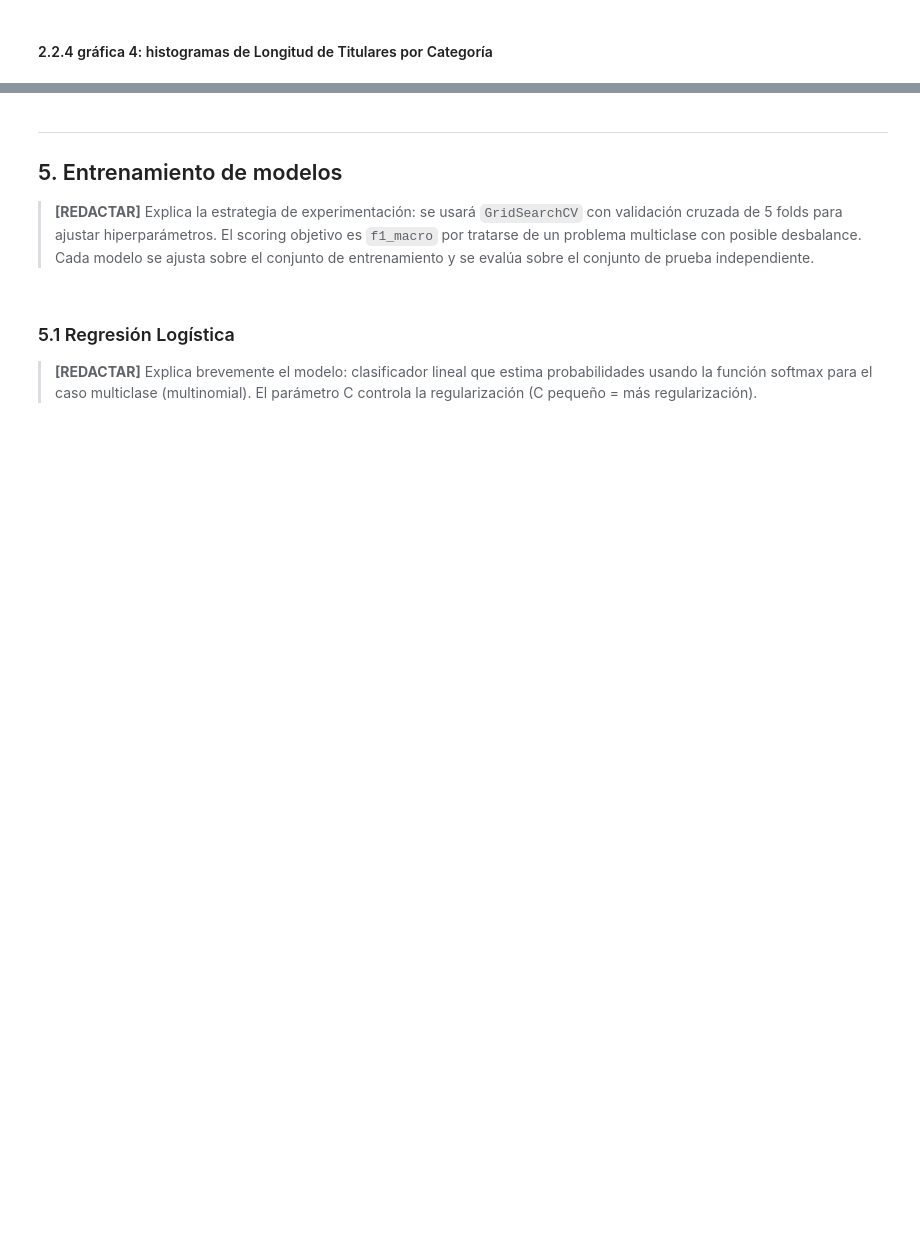
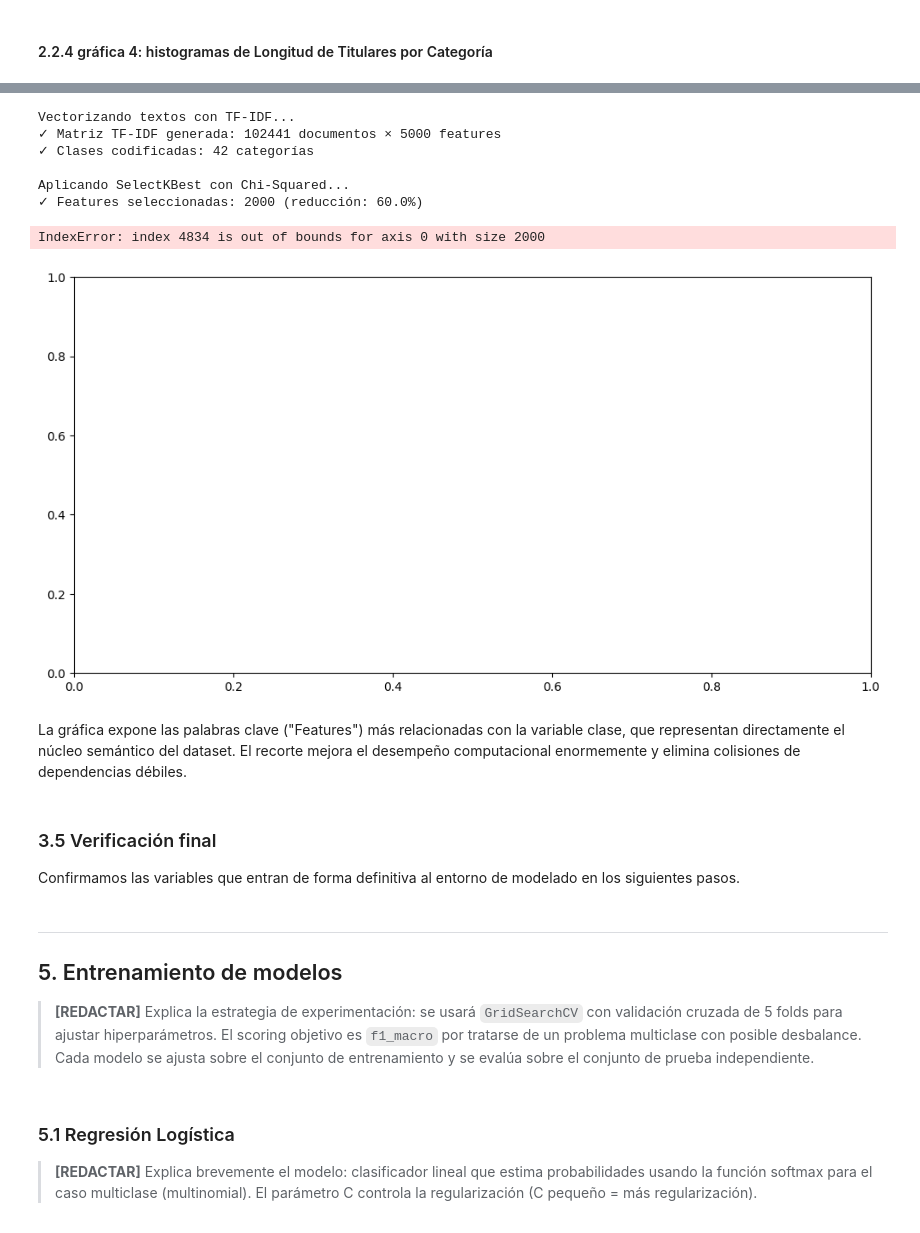
Before and after one commit to JsMartinez-dev/ML, a Jupyter notebook: Taller ML/Taller ML/proyecto_clasificacion_noticias_ml (1).ipynb, the cells around one changed output, grey strips where cells are left out. Drawn from its saved outputs; the diff is of its cells as text; code cells hidden in the pictures; blank space fills up the shorter version.

```diff
--- a/Taller ML/Taller ML/proyecto_clasificacion_noticias_ml (1).ipynb
+++ b/Taller ML/Taller ML/proyecto_clasificacion_noticias_ml (1).ipynb
@@ -614,0 +541,71 @@ plt.show()
+# %%
+# ── Importaciones para vectorización y selección de features ──────────────────
+from sklearn.feature_selection import SelectKBest, chi2
+from sklearn.preprocessing import LabelEncoder
+
+# ── PASO 1: Vectorización TF-IDF ──────────────────────────────────────────────
+print("Vectorizando textos con TF-IDF...")
+
+tfidf_vectorizer = TfidfVectorizer(
+    max_features=5000,          # Limitar vocabulario
+    min_df=2,                   # Ignorar términos muy raros (< 2 documentos)
+    max_df=0.8,                 # Ignorar términos muy frecuentes (> 80% docs)
+    ngram_range=(1, 2),         # Unigramas y bigramas
+    sublinear_tf=True           # Escala sublineal de TF
+)
+
+X_tfidf = tfidf_vectorizer.fit_transform(df['texto_procesado'])
+print(f"✓ Matriz TF-IDF generada: {X_tfidf.shape[0]} documentos × {X_tfidf.shape[1]} features")
+
+# Codificar etiquetas de clase
+le = LabelEncoder()
+y = le.fit_transform(df[COLUMNA_OBJETIVO])
+print(f"✓ Clases codificadas: {len(le.classes_)} categorías")
+
+# ── PASO 2: Selección de Features con Chi-Squared ────────────────────────────
+print("\nAplicando SelectKBest con Chi-Squared...")
+
+K_BEST = 2000  # Seleccionar las 2000 features más dependientes de la clase
+selector_chi2 = SelectKBest(chi2, k=K_BEST)
+X_chi2 = selector_chi2.fit_transform(X_tfidf, y)
+
+print(f"✓ Features seleccionadas: {X_chi2.shape[1]} (reducción: {100 - X_chi2.shape[1]/X_tfidf.shape[1]*100:.1f}%)")
+
+# ── GRÁFICA: Top features según Chi-Squared ──────────────────────────────────
+feature_names = np.array(tfidf_vectorizer.get_feature_names_out())
+selected_indices = selector_chi2.get_support(indices=True)
+selected_features = feature_names[selected_indices]
+
+# Scores Chi-Squared SOLO de los features seleccionados
+chi2_scores_all = selector_chi2.scores_
+chi2_scores_selected = chi2_scores_all[selected_indices]
+top_features_idx = np.argsort(chi2_scores_selected)[-30:]  # Top 30
+
+fig, ax = plt.subplots(figsize=(12, 6))
+top_feature_names = [selected_features[i] for i in top_features_idx]
+top_feature_scores = [chi2_scores_selected[i] for i in top_features_idx]
+
+ax.barh(range(len(top_feature_names)), top_feature_scores, color='steelblue', edgecolor='white')
+ax.set_yticks(range(len(top_feature_names)))
+ax.set_yticklabels(top_feature_names)
+ax.set_xlabel('Chi-Squared Score', fontsize=11)
+ax.set_title('Top 30 Features (Mayor dependencia con la clase)', fontsize=12, fontweight='bold')
+plt.tight_layout()
+plt.savefig('top_features_chi2.png', dpi=150, bbox_inches='tight')
+plt.show()
+
+print("✓ Gráfica de top features generada.")
+# %% [output]
+Vectorizando textos con TF-IDF...
+✓ Matriz TF-IDF generada: 102441 documentos × 5000 features
+✓ Clases codificadas: 42 categorías
+
+Aplicando SelectKBest con Chi-Squared...
+✓ Features seleccionadas: 2000 (reducción: 60.0%)
+IndexError: index 4834 is out of bounds for axis 0 with size 2000
+[figure, added]
+# %% [markdown]
+La gráfica expone las palabras clave ("Features") más relacionadas con la variable clase, que representan directamente el núcleo semántico del dataset. El recorte mejora el desempeño computacional enormemente y elimina colisiones de dependencias débiles.
+# %% [markdown]
+### 3.5 Verificación final
+Confirmamos las variables que entran de forma definitiva al entorno de modelado en los siguientes pasos.
```
Also changed, not shown: parts of 42 cells of this notebook, 9 other files.
